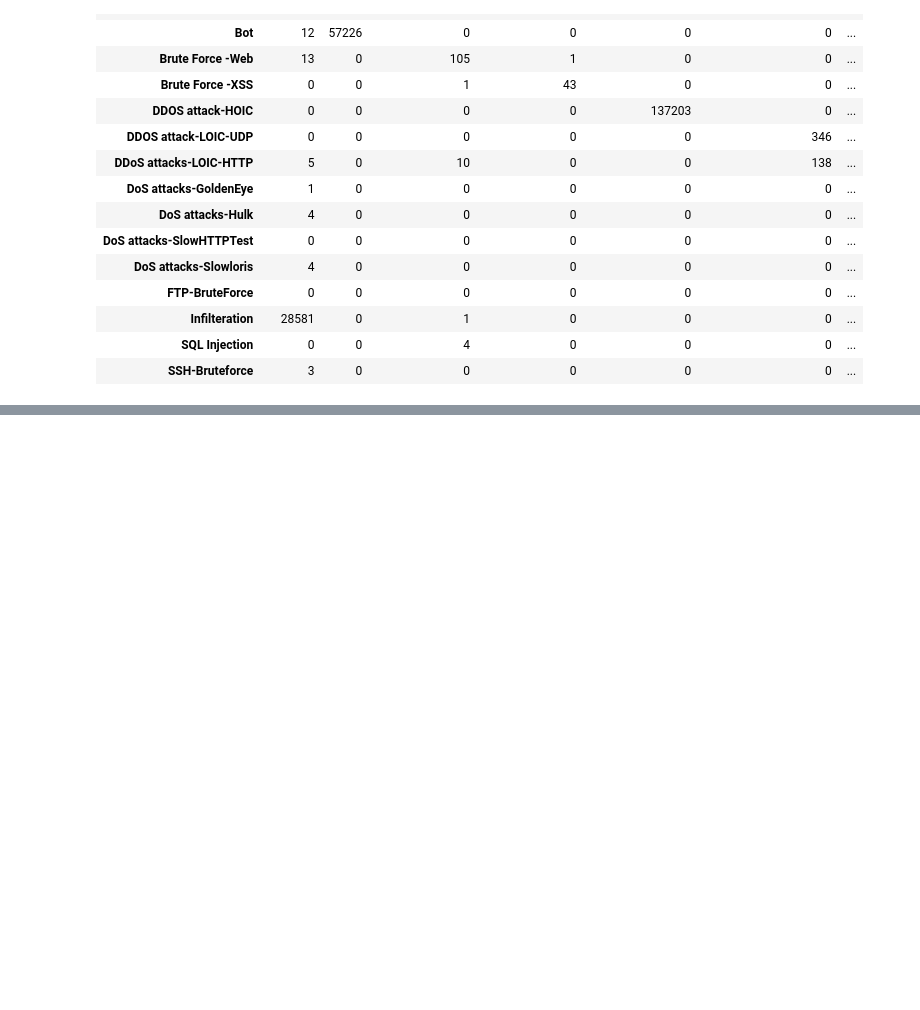
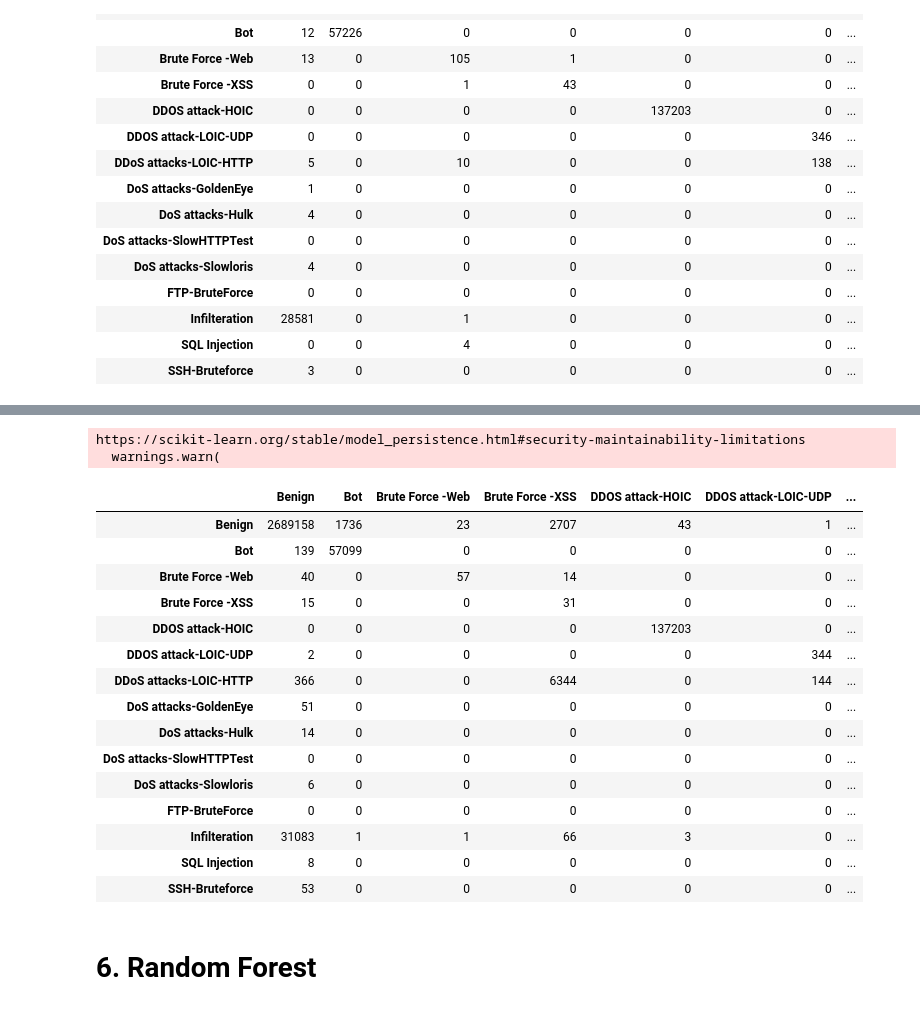
Before and after one commit to JoxNeis/ml-ids, a Jupyter notebook: mlids.ipynb, the cells around one changed output, grey strips where cells are left out. Drawn from its saved outputs; the diff is of its cells as text; code cells hidden in the pictures; blank space fills up the shorter version.

```diff
--- a/mlids.ipynb
+++ b/mlids.ipynb
@@ -1523,0 +2294,4 @@ https://scikit-learn.org/stable/model_persistence.html#security-maintainability-
+# %%
+svm_test_pred, svm_test_true = load_predictions_and_labels(
+    os.path.join(PATH_FOLDER_PREDICTION_RESULT, "SVM", "test"), "test"
+)
@@ -1523,0 +2322,24 @@ https://scikit-learn.org/stable/model_persistence.html#security-maintainability-
+# %%
+cm = get_confusion_matrix(pred=svm_test_pred, true=svm_test_true)
+display(cm)
+# %% [output]
+https://scikit-learn.org/stable/model_persistence.html#security-maintainability-limitations
+  warnings.warn(
+|  | Benign | Bot | Brute Force -Web | Brute Force -XSS | DDOS attack-HOIC | DDOS attack-LOIC-UDP | ... |
+| Benign | 2689158 | 1736 | 23 | 2707 | 43 | 1 | ... |
+| Bot | 139 | 57099 | 0 | 0 | 0 | 0 | ... |
+| Brute Force -Web | 40 | 0 | 57 | 14 | 0 | 0 | ... |
+| Brute Force -XSS | 15 | 0 | 0 | 31 | 0 | 0 | ... |
+| DDOS attack-HOIC | 0 | 0 | 0 | 0 | 137203 | 0 | ... |
+| DDOS attack-LOIC-UDP | 2 | 0 | 0 | 0 | 0 | 344 | ... |
+| DDoS attacks-LOIC-HTTP | 366 | 0 | 0 | 6344 | 0 | 144 | ... |
+| DoS attacks-GoldenEye | 51 | 0 | 0 | 0 | 0 | 0 | ... |
+| DoS attacks-Hulk | 14 | 0 | 0 | 0 | 0 | 0 | ... |
+| DoS attacks-SlowHTTPTest | 0 | 0 | 0 | 0 | 0 | 0 | ... |
+| DoS attacks-Slowloris | 6 | 0 | 0 | 0 | 0 | 0 | ... |
+| FTP-BruteForce | 0 | 0 | 0 | 0 | 0 | 0 | ... |
+| Infilteration | 31083 | 1 | 1 | 66 | 3 | 0 | ... |
+| SQL Injection | 8 | 0 | 0 | 0 | 0 | 0 | ... |
+| SSH-Bruteforce | 53 | 0 | 0 | 0 | 0 | 0 | ... |
+# %% [markdown]
+# 6. Random Forest
```
Also changed, not shown: parts of 90 cells of this notebook, 3 other files.
